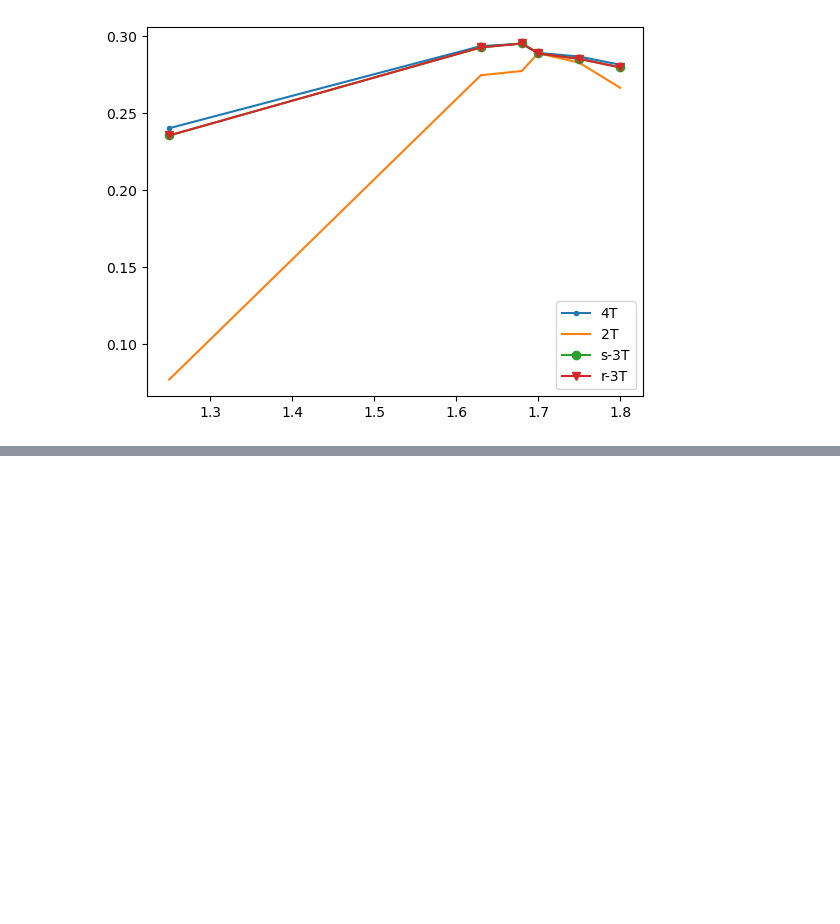
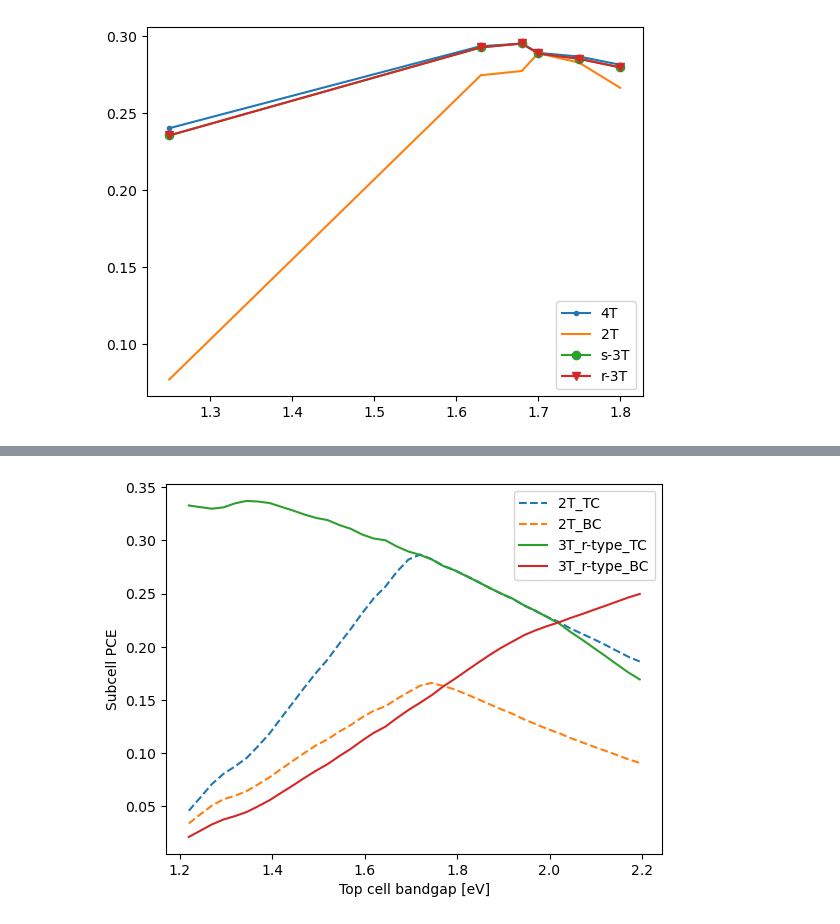
Before and after one commit to roberthilleck/PVcircuit, a Jupyter notebook: notebooks/EY_Psk-Si-tandem-ideal.ipynb, the cells around one changed output, grey strips where cells are left out. Saved outputs shown, nothing was run; the diff lists cells and outputs as text; code cells hidden in the pictures; blank space fills up the shorter version.

```diff
--- a/notebooks/EY_Psk-Si-tandem-ideal.ipynb
+++ b/notebooks/EY_Psk-Si-tandem-ideal.ipynb
@@ -782,0 +868,17 @@ leg = ax.legend(eta_real.columns)
+# %%
+fig,ax = plt.subplots()
+
+if plot_voc:
+    ax.plot(voc_ideal,subcell_eta_ideal.iloc[:,:2], linestyle="--")
+    ax.plot(voc_ideal,subcell_eta_ideal.iloc[:,2:], linestyle="-")
+    ax.set_xlabel("Top cell Voc [V]")
+else:
+    ax.plot(subcell_eta_ideal.iloc[:,:2], linestyle="--")
+    ax.plot(subcell_eta_ideal.iloc[:,2:], linestyle="-")
+    ax.set_xlabel("Top cell bandgap [eV]")
+
+leg = ax.legend(["2T_TC","2T_BC","3T_r-type_TC","3T_r-type_BC"])
+ax.set_ylabel("Subcell PCE")
+fig.savefig(os.path.join(EXPORT_PATH,"ideal3T_subcells.png"), dpi=500)
+# %% [output]
+[figure, added]
```
Also changed, not shown: parts of 43 cells of this notebook.
